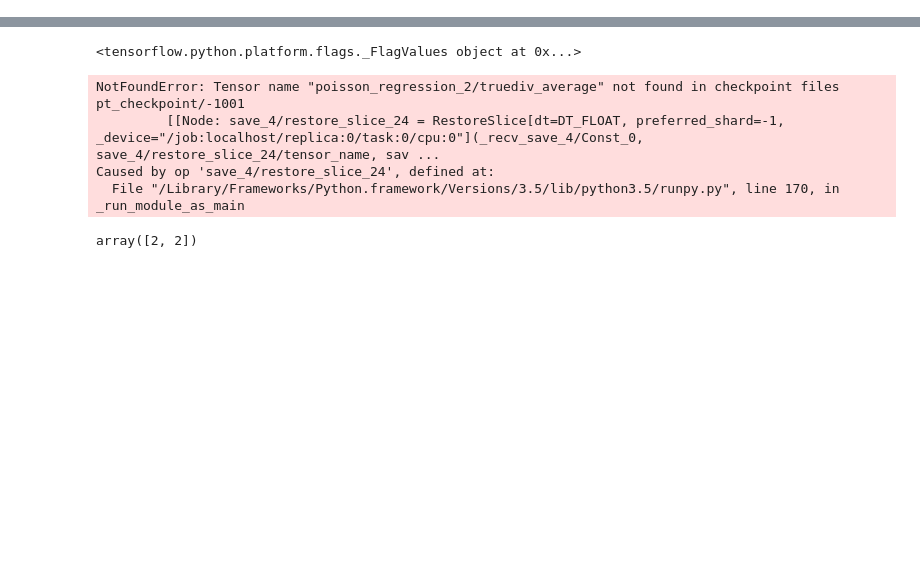
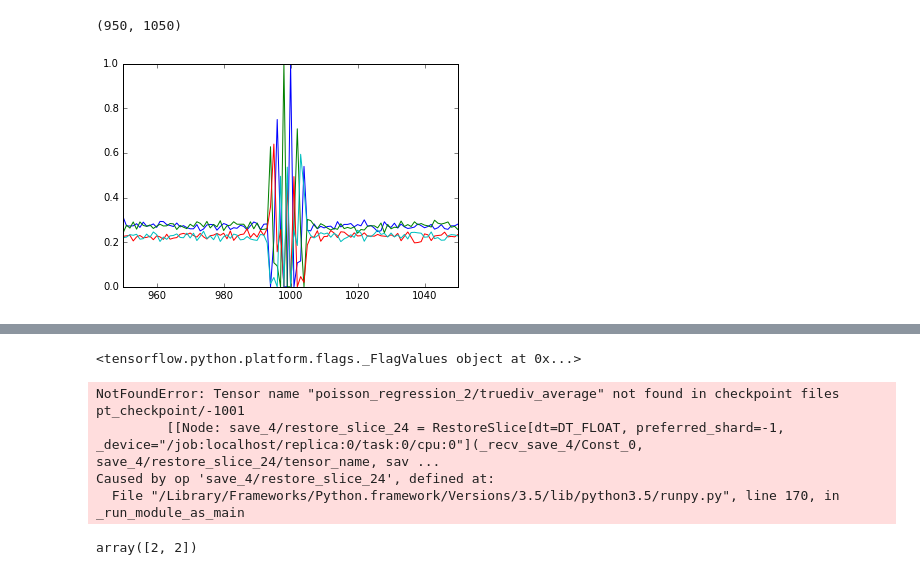
Before and after one commit to DSLituiev/poisson_footprints, a Jupyter notebook: src/pt_sandbox.ipynb, the cells around one changed output, grey strips where cells are left out. Saved outputs shown, nothing was run; the diff lists cells and outputs as text; code cells hidden in the pictures; blank space fills up the shorter version.

```diff
--- a/src/pt_sandbox.ipynb
+++ b/src/pt_sandbox.ipynb
@@ -194,3 +194,17 @@ def get_whole_batch(conn, where={"chr":"chr21"}, binary=False, dtype=np.float32)
         x.append(_x)
         y.append(_y)
     return np.stack(x,axis=1)[0].astype(dtype), np.stack(y,axis=1)[0].astype(dtype)
+# %%
+"paths to the data sets"
+dbdir = "../data/"
+dbpath = dbdir + "batf_disc1.offsets_1000_1.pivot.db"
+conn = sqlite3.connect(dbpath)
+
+x,y = get_whole_batch(conn, where={"chr":"chr20"},binary=False)
+# %%
+x_ = np.squeeze(np.mean(x,axis=0))
+plt.plot(x_)
+plt.xlim(1000-50, 1000+50)
+# %% [output]
+(950, 1050)
+[figure, added]
```
Also changed, not shown: parts of 3 cells of this notebook, 5 other files.
